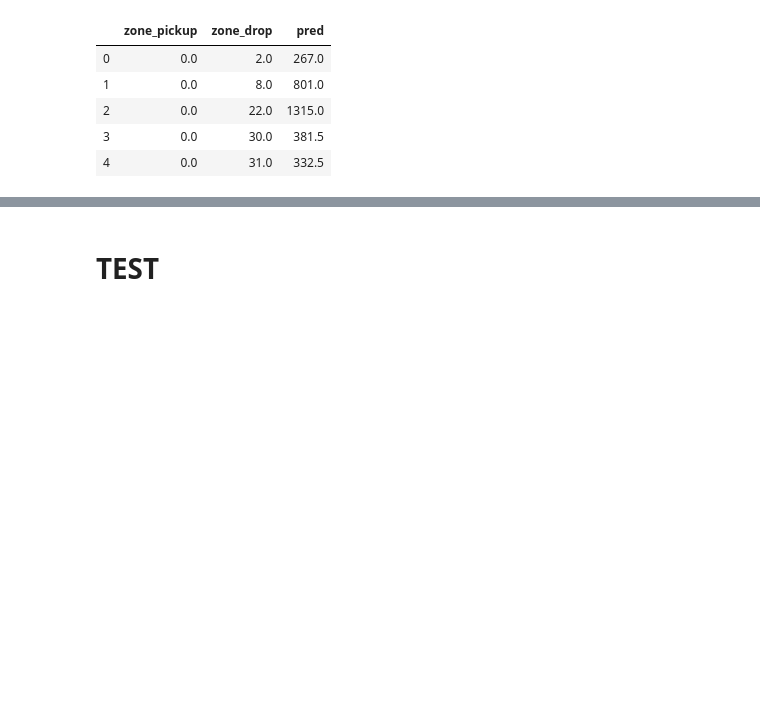
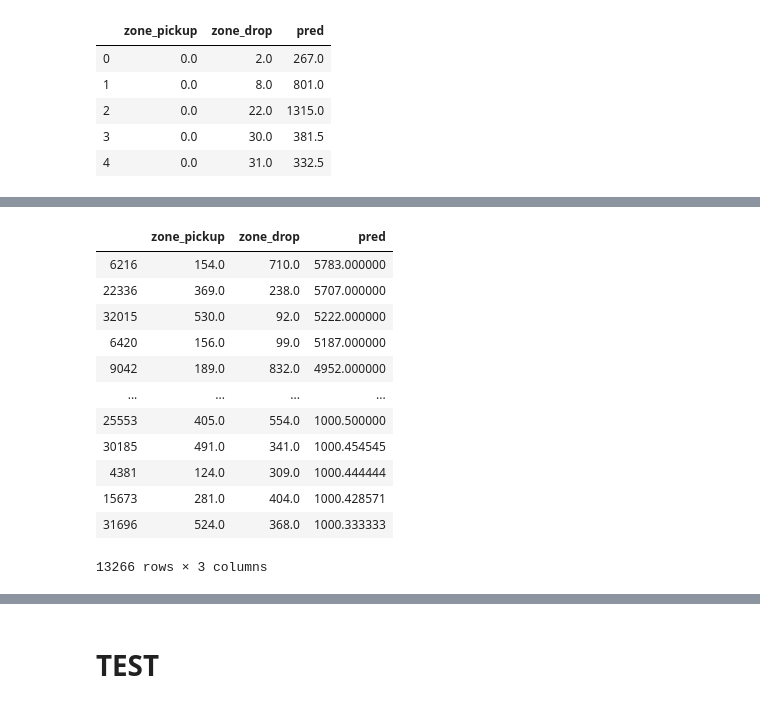
Before and after one commit to frankfurt-hackathon/geopandas, a Jupyter notebook: geopandas_taxi.ipynb, the cells around one changed output, grey strips where cells are left out. Cells and saved outputs as stored; diff of their text form; code cells hidden in the pictures; blank space fills up the shorter version.

```diff
--- a/geopandas_taxi.ipynb
+++ b/geopandas_taxi.ipynb
@@ -258,0 +277,17 @@ zones[:5]
+# %%
+# Breakout long rides
+zones[zones.pred > 1000].sort_values("pred", ascending=False)
+# %% [output]
+|  | zone_pickup | zone_drop | pred |
+| 6216 | 154.0 | 710.0 | 5783.000000 |
+| 22336 | 369.0 | 238.0 | 5707.000000 |
+| 32015 | 530.0 | 92.0 | 5222.000000 |
+| 6420 | 156.0 | 99.0 | 5187.000000 |
+| 9042 | 189.0 | 832.0 | 4952.000000 |
+| ... | ... | ... | ... |
+| 25553 | 405.0 | 554.0 | 1000.500000 |
+| 30185 | 491.0 | 341.0 | 1000.454545 |
+| 4381 | 124.0 | 309.0 | 1000.444444 |
+| 15673 | 281.0 | 404.0 | 1000.428571 |
+| 31696 | 524.0 | 368.0 | 1000.333333 |
+13266 rows × 3 columns
```
Also changed, not shown: parts of 3 cells of this notebook.
